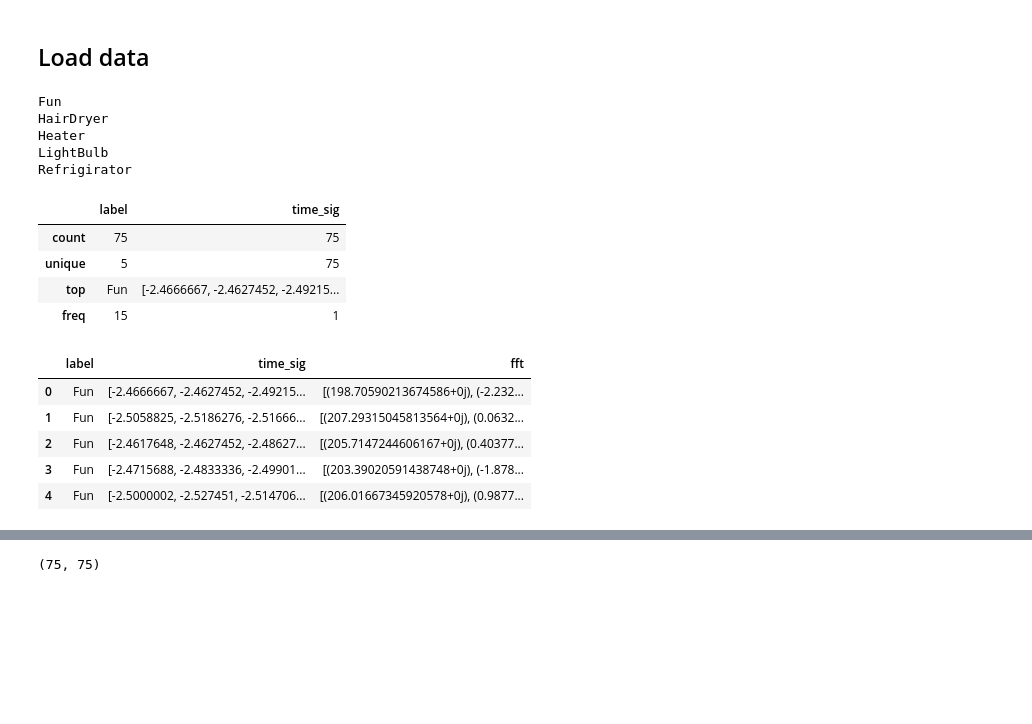
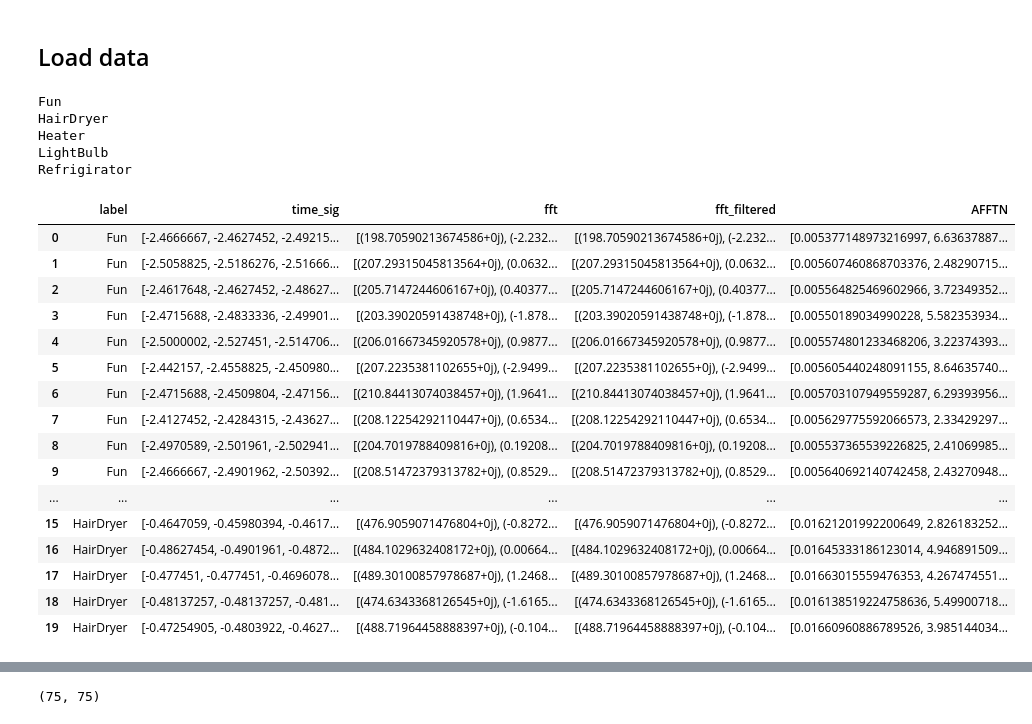
Before and after one commit to davidaleprog/loads_classif, a Jupyter notebook: loads_classif.ipynb, the cells around one changed output, grey strips where cells are left out. Cells and saved outputs as stored; diff of their text form; code cells hidden in the pictures; blank space fills up the shorter version.

```diff
--- a/loads_classif.ipynb
+++ b/loads_classif.ipynb
@@ -18,51 +18,69 @@ dataset_dir = os.path.join(root, 'Data-15')
 # %%
 raw_df = pd.DataFrame()
 # %%
-# Ignore warnings
-warnings.filterwarnings('ignore')
-
 # Initialize an empty list to store data
 data_list = []
 
 list_of_folders = os.listdir(dataset_dir)
 
+fs  = 1/100000 #Hz
+
+first_iter = True
 # Read matlab files
 for folder in list_of_folders:
     path = os.path.join(dataset_dir, folder)
     list_of_files = os.listdir(path)
     label = str(folder)
     print(label)
     for file in list_of_files:
         if file.endswith('.mat'):
             # Read matlab file
             mat = scipy.io.loadmat(os.path.join(path, file))
+
             # Get data and append to the list
-            data_list.append({'label': label, 'time_sig': mat['tpd']['Data'][0][0][0]})
+            ft =np.fft.fft(mat['tpd']['Data'][0][0][0])
+            if first_iter:
+                freqs = np.fft.fftfreq(len(mat['tpd']['Data'][0][0][0]), fs)
+                fc_low = 57
+                fc_high = 63
+                w = np.zeros(len(freqs))
+                w[np.where(fc_high<freqs)] = 1
+                w[np.where(freqs<fc_low)] = 1
+                first_iter = False
+
+            ft_cut =  ft*w
+            abs_ft_cut_norm = abs(ft_cut/np.linalg.norm(ft_cut))
+            data_list.append({'label': label,
+                              'time_sig': mat['tpd']['Data'][0][0][0],
+                              'fft' : ft,
+                              'fft_filtered' : ft_cut,
+                                'AFFTN' : abs_ft_cut_norm})
 
 # Convert the list of dictionaries to a DataFrame
 df = pd.DataFrame(data_list)
 
 # Display DataFrame description
-df.describe()
+df.head(20)
 # %% [output]
 Fun
 HairDryer
 Heater
 LightBulb
 Refrigirator
-|  | label | time_sig |
-| count | 75 | 75 |
-| unique | 5 | 75 |
-| top | Fun | [-2.4666667, -2.4627452, -2.49215... |
-| freq | 15 | 1 |
+|  | label | time_sig | fft | fft_filtered | AFFTN |
+| 0 | Fun | [-2.4666667, -2.4627452, -2.49215... | [(198.70590213674586+0j), (-2.232... | [(198.70590213674586+0j), (-2.232... | [0.005377148973216997, 6.63637887... |
+| 1 | Fun | [-2.5058825, -2.5186276, -2.51666... | [(207.29315045813564+0j), (0.0632... | [(207.29315045813564+0j), (0.0632... | [0.005607460868703376, 2.48290715... |
+| 2 | Fun | [-2.4617648, -2.4627452, -2.48627... | [(205.7147244606167+0j), (0.40377... | [(205.7147244606167+0j), (0.40377... | [0.005564825469602966, 3.72349352... |
+| 3 | Fun | [-2.4715688, -2.4833336, -2.49901... | [(203.39020591438748+0j), (-1.878... | [(203.39020591438748+0j), (-1.878... | [0.00550189034990228, 5.582353934... |
+| 4 | Fun | [-2.5000002, -2.527451, -2.514706... | [(206.01667345920578+0j), (0.9877... | [(206.01667345920578+0j), (0.9877... | [0.005574801233468206, 3.22374393... |
+| 5 | Fun | [-2.442157, -2.4558825, -2.450980... | [(207.2235381102655+0j), (-2.9499... | [(207.2235381102655+0j), (-2.9499... | [0.005605440248091155, 8.64635740... |
+| 6 | Fun | [-2.4715688, -2.4509804, -2.47156... | [(210.84413074038457+0j), (1.9641... | [(210.84413074038457+0j), (1.9641... | [0.005703107949559287, 6.29393956... |
+| 7 | Fun | [-2.4127452, -2.4284315, -2.43627... | [(208.12254292110447+0j), (0.6534... | [(208.12254292110447+0j), (0.6534... | [0.005629775592066573, 2.33429297... |
+| 8 | Fun | [-2.4970589, -2.501961, -2.502941... | [(204.7019788409816+0j), (0.19208... | [(204.7019788409816+0j), (0.19208... | [0.005537365539226825, 2.41069985... |
+| 9 | Fun | [-2.4666667, -2.4901962, -2.50392... | [(208.51472379313782+0j), (0.8529... | [(208.51472379313782+0j), (0.8529... | [0.005640692140742458, 2.43270948... |
+| ... | ... | ... | ... | ... | ... |
+| 15 | HairDryer | [-0.4647059, -0.45980394, -0.4617... | [(476.9059071476804+0j), (-0.8272... | [(476.9059071476804+0j), (-0.8272... | [0.01621201992200649, 2.826183252... |
+| 16 | HairDryer | [-0.48627454, -0.4901961, -0.4872... | [(484.1029632408172+0j), (0.00664... | [(484.1029632408172+0j), (0.00664... | [0.01645333186123014, 4.946891509... |
+| 17 | HairDryer | [-0.477451, -0.477451, -0.4696078... | [(489.30100857978687+0j), (1.2468... | [(489.30100857978687+0j), (1.2468... | [0.01663015559476353, 4.267474551... |
+| 18 | HairDryer | [-0.48137257, -0.48137257, -0.481... | [(474.6343368126545+0j), (-1.6165... | [(474.6343368126545+0j), (-1.6165... | [0.016138519224758636, 5.49900718... |
+| 19 | HairDryer | [-0.47254905, -0.4803922, -0.4627... | [(488.71964458888397+0j), (-0.104... | [(488.71964458888397+0j), (-0.104... | [0.01660960886789526, 3.985144034... |
-# %%
-#add fft column
-df['fft'] = df['time_sig'].apply(lambda x: np.fft.fft(x))
-df.head()
-# %% [output]
-|  | label | time_sig | fft |
-| 0 | Fun | [-2.4666667, -2.4627452, -2.49215... | [(198.70590213674586+0j), (-2.232... |
-| 1 | Fun | [-2.5058825, -2.5186276, -2.51666... | [(207.29315045813564+0j), (0.0632... |
-| 2 | Fun | [-2.4617648, -2.4627452, -2.48627... | [(205.7147244606167+0j), (0.40377... |
-| 3 | Fun | [-2.4715688, -2.4833336, -2.49901... | [(203.39020591438748+0j), (-1.878... |
-| 4 | Fun | [-2.5000002, -2.527451, -2.514706... | [(206.01667345920578+0j), (0.9877... |
```
Also changed, not shown: parts of 9 cells of this notebook.
